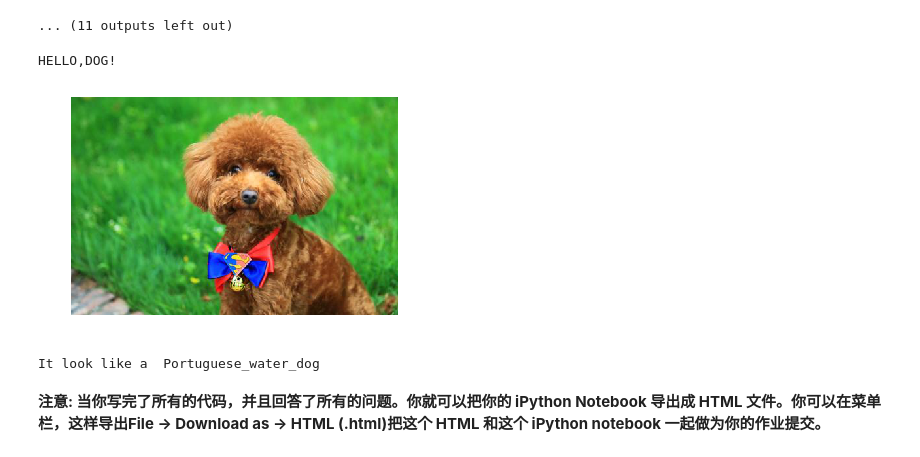
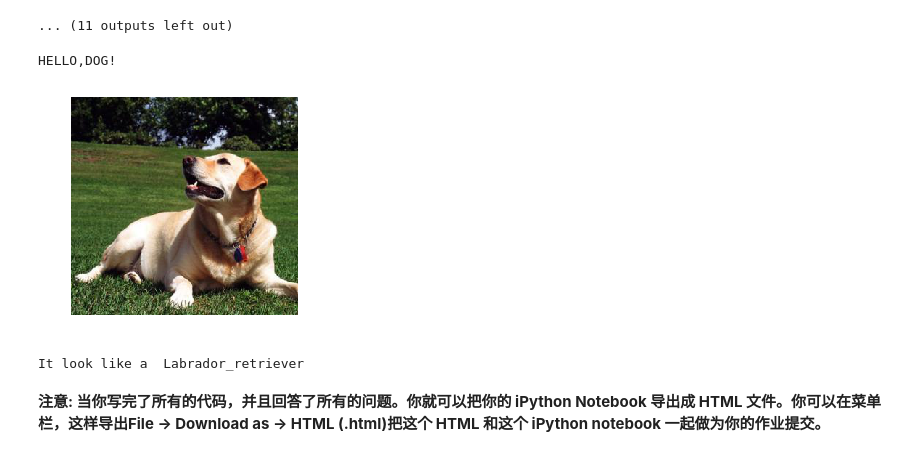
Before and after one commit to harrison1993/my-CNN, a Jupyter notebook: my_dog_project/dog_app_2.ipynb, the cells around one changed output. Cells and saved outputs as stored; diff of their text form; code cells hidden in the pictures.

```diff
--- a/my_dog_project/dog_app_2.ipynb
+++ b/my_dog_project/dog_app_2.ipynb
@@ -909,11 +909,11 @@ HELLO,HUMAN!
 [figure]
 ... (11 outputs left out)
 # %%
-predict_picture('TEST_picture/20180521213228.jpg')
+predict_picture('TEST_picture/123.jpg')
 # %% [output]
 HELLO,DOG!
-[figure, old version]
+[figure, new version]
-It look like a  Portuguese_water_dog
+It look like a  Labrador_retriever
 # %%
 #1、网上找的狗图片进行测试，输出结果不符，大概是训练库不太好。
 #2、测试狗狗品种函数得出结果比较慢，原因可能是1、本身电脑使用CPU运算。2、迭代次数不够，精确度只有79%
```
Also changed, not shown: 1 other file.
